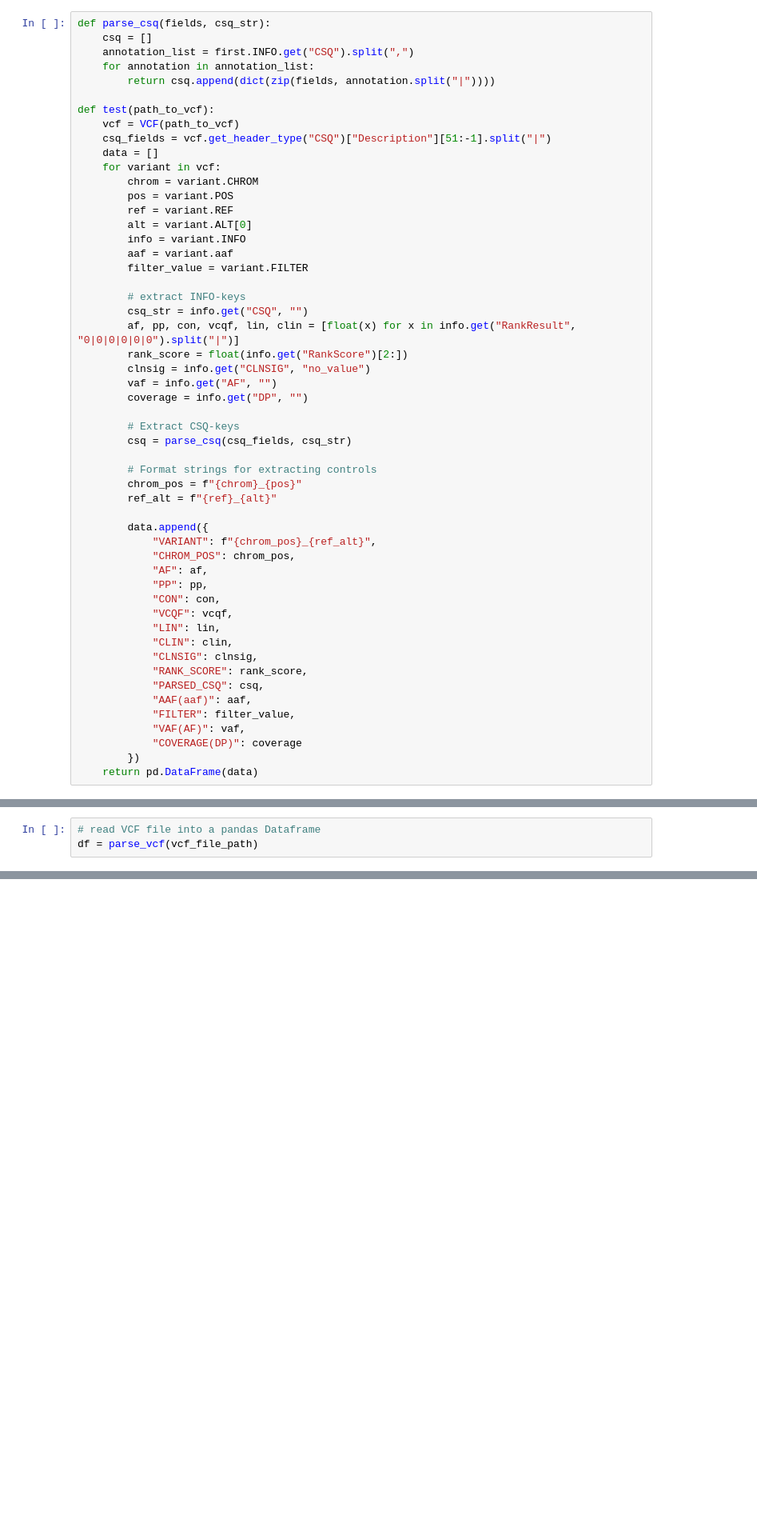
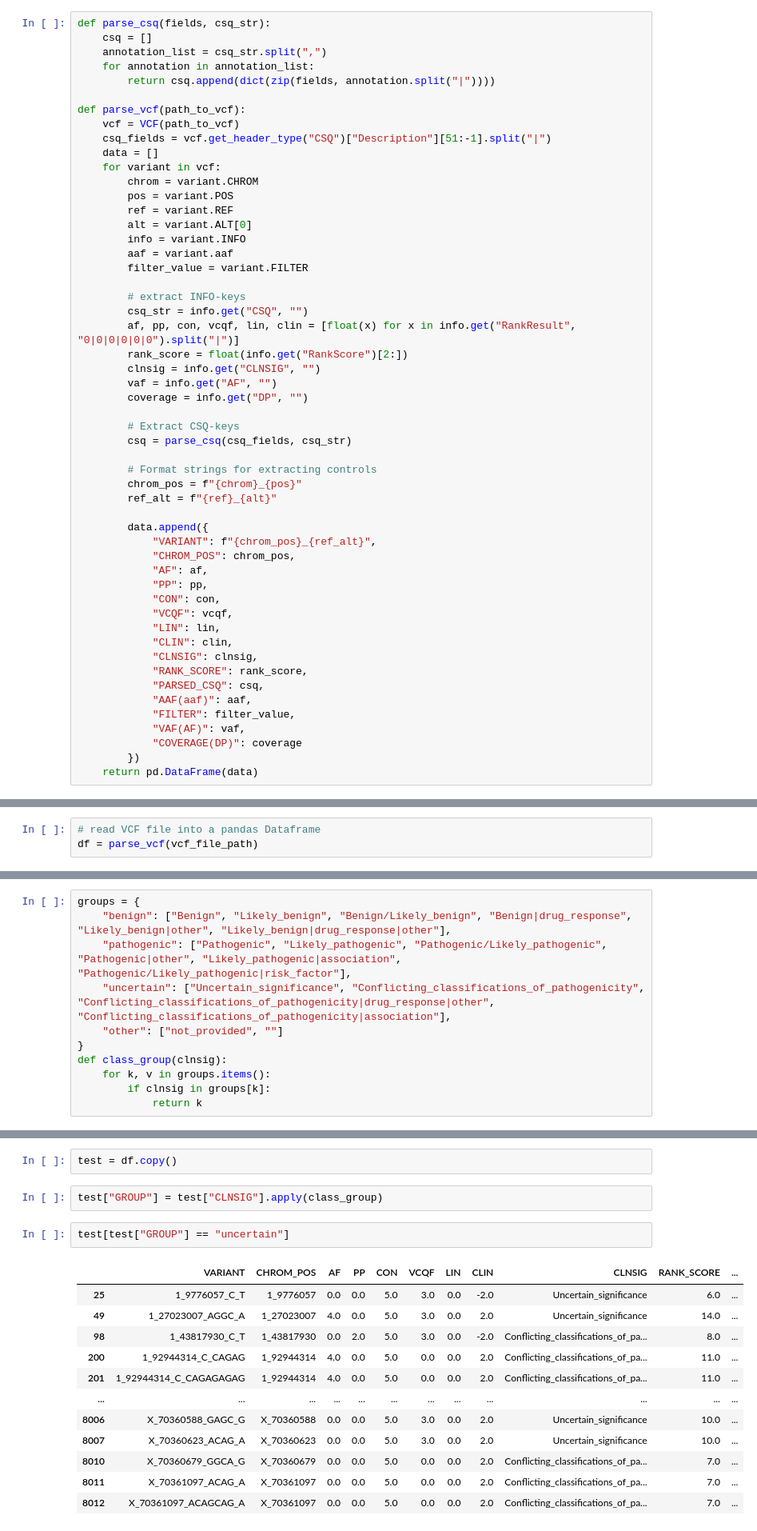
Before and after one commit to josefinelantz/GenScore, a Jupyter notebook: Submission.ipynb, the cells around one changed output, grey strips where cells are left out. Shown at 80% size. Cells and saved outputs as stored; diff of their text form; blank space fills up the shorter version.

Commit message:
rename file, added constants file,  added group_variants, implemented basic pytest for group_variants

```diff
--- a/Submission.ipynb
+++ b/Submission.ipynb
@@ -652,11 +329,11 @@ c.set_index("ID")
 # %%
 def parse_csq(fields, csq_str):
     csq = []
-    annotation_list = first.INFO.get("CSQ").split(",")
+    annotation_list = csq_str.split(",")
     for annotation in annotation_list:
         return csq.append(dict(zip(fields, annotation.split("|"))))
 
-def test(path_to_vcf):
+def parse_vcf(path_to_vcf):
     vcf = VCF(path_to_vcf)
     csq_fields = vcf.get_header_type("CSQ")["Description"][51:-1].split("|")
     data = []
@@ -673,7 +350,7 @@ def test(path_to_vcf):
         csq_str = info.get("CSQ", "")
         af, pp, con, vcqf, lin, clin = [float(x) for x in info.get("RankResult", "0|0|0|0|0|0").split("|")]
         rank_score = float(info.get("RankScore")[2:])
-        clnsig = info.get("CLNSIG", "no_value")
+        clnsig = info.get("CLNSIG", "")
         vaf = info.get("AF", "")
         coverage = info.get("DP", "")
 
@@ -729,0 +414,11 @@ df = parse_vcf(vcf_file_path)
+# %%
+groups = {
+    "benign": ["Benign", "Likely_benign", "Benign/Likely_benign", "Benign|drug_response", "Likely_benign|other", "Likely_benign|drug_response|other"],
+    "pathogenic": ["Pathogenic", "Likely_pathogenic", "Pathogenic/Likely_pathogenic", "Pathogenic|other", "Likely_pathogenic|association", "Pathogenic/Likely_pathogenic|risk_factor"],
+    "uncertain": ["Uncertain_significance", "Conflicting_classifications_of_pathogenicity", "Conflicting_classifications_of_pathogenicity|drug_response|other", "Conflicting_classifications_of_pathogenicity|association"],
+    "other": ["not_provided", ""]
+}
+def class_group(clnsig):
+    for k, v in groups.items():
+        if clnsig in groups[k]:
+            return k
@@ -729,0 +439,19 @@ df = parse_vcf(vcf_file_path)
+# %%
+test = df.copy()
+# %%
+test["GROUP"] = test["CLNSIG"].apply(class_group)
+# %%
+test[test["GROUP"] == "uncertain"]
+# %% [output]
+|  | VARIANT | CHROM_POS | AF | PP | CON | VCQF | LIN | CLIN | CLNSIG | RANK_SCORE | ... |
+| 25 | 1_9776057_C_T | 1_9776057 | 0.0 | 0.0 | 5.0 | 3.0 | 0.0 | -2.0 | Uncertain_significance | 6.0 | ... |
+| 49 | 1_27023007_AGGC_A | 1_27023007 | 4.0 | 0.0 | 5.0 | 3.0 | 0.0 | 2.0 | Uncertain_significance | 14.0 | ... |
+| 98 | 1_43817930_C_T | 1_43817930 | 0.0 | 2.0 | 5.0 | 3.0 | 0.0 | -2.0 | Conflicting_classifications_of_pa... | 8.0 | ... |
+| 200 | 1_92944314_C_CAGAG | 1_92944314 | 4.0 | 0.0 | 5.0 | 0.0 | 0.0 | 2.0 | Conflicting_classifications_of_pa... | 11.0 | ... |
+| 201 | 1_92944314_C_CAGAGAGAG | 1_92944314 | 4.0 | 0.0 | 5.0 | 0.0 | 0.0 | 2.0 | Conflicting_classifications_of_pa... | 11.0 | ... |
+| ... | ... | ... | ... | ... | ... | ... | ... | ... | ... | ... | ... |
+| 8006 | X_70360588_GAGC_G | X_70360588 | 0.0 | 0.0 | 5.0 | 3.0 | 0.0 | 2.0 | Uncertain_significance | 10.0 | ... |
+| 8007 | X_70360623_ACAG_A | X_70360623 | 0.0 | 0.0 | 5.0 | 3.0 | 0.0 | 2.0 | Uncertain_significance | 10.0 | ... |
+| 8010 | X_70360679_GGCA_G | X_70360679 | 0.0 | 0.0 | 5.0 | 0.0 | 0.0 | 2.0 | Conflicting_classifications_of_pa... | 7.0 | ... |
+| 8011 | X_70361097_ACAG_A | X_70361097 | 0.0 | 0.0 | 5.0 | 0.0 | 0.0 | 2.0 | Conflicting_classifications_of_pa... | 7.0 | ... |
+| 8012 | X_70361097_ACAGCAG_A | X_70361097 | 0.0 | 0.0 | 5.0 | 0.0 | 0.0 | 2.0 | Conflicting_classifications_of_pa... | 7.0 | ... |
```
Also changed, not shown: parts of 37 cells of this notebook, 4 other files.
